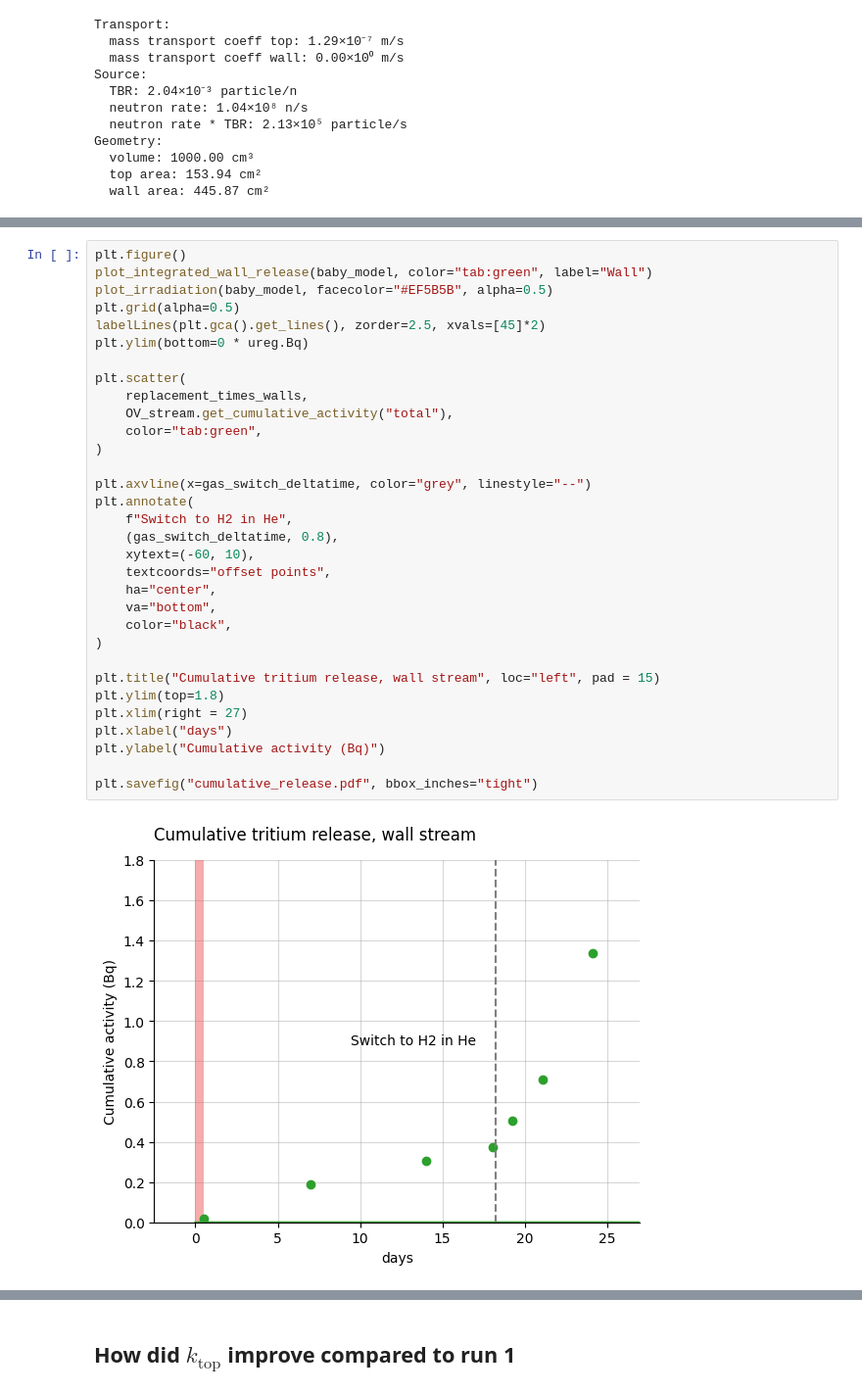
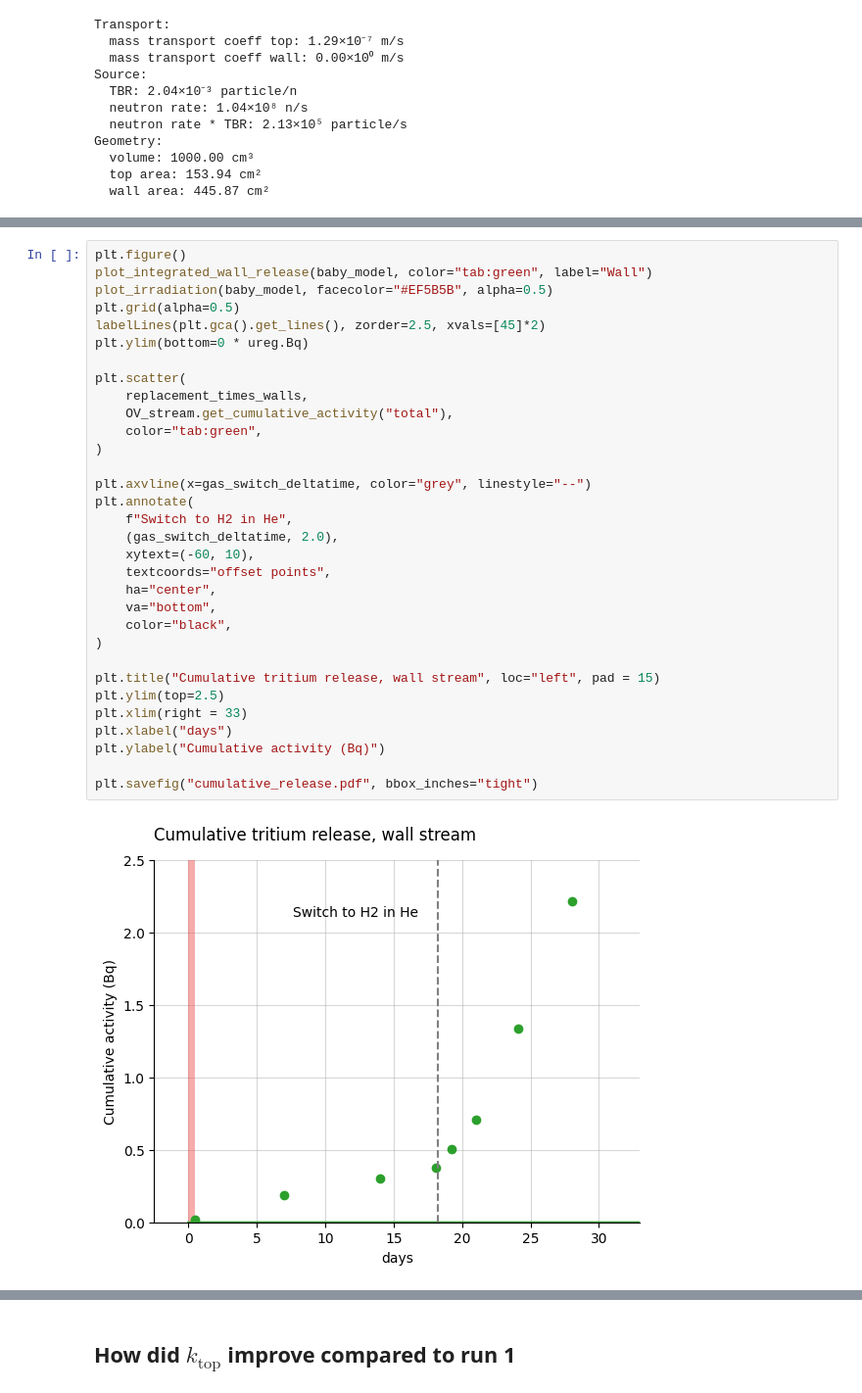
Before and after one commit to veliki-filozof/BABY-1L-run-3, a Jupyter notebook: analysis/tritium/tritium_model.ipynb, the cells around one changed output, grey strips where cells are left out. Shown: that part at 98% size. Saved outputs shown, nothing was run; the diff lists cells and outputs as text.

```diff
--- a/analysis/tritium/tritium_model.ipynb
+++ b/analysis/tritium/tritium_model.ipynb
@@ -158,37 +158,37 @@ plt.savefig("cumulative_release.pdf", bbox_inches="tight")
 # %%
 plt.figure()
 plot_integrated_wall_release(baby_model, color="tab:green", label="Wall")
 plot_irradiation(baby_model, facecolor="#EF5B5B", alpha=0.5)
 plt.grid(alpha=0.5)
 labelLines(plt.gca().get_lines(), zorder=2.5, xvals=[45]*2)
 plt.ylim(bottom=0 * ureg.Bq)
 
 plt.scatter(
     replacement_times_walls,
     OV_stream.get_cumulative_activity("total"),
     color="tab:green",
 )
 
 plt.axvline(x=gas_switch_deltatime, color="grey", linestyle="--")
 plt.annotate(
     f"Switch to H2 in He",
-    (gas_switch_deltatime, 0.8),
+    (gas_switch_deltatime, 2.0),
     xytext=(-60, 10),
     textcoords="offset points",
     ha="center",
     va="bottom",
     color="black",
 )
 
 plt.title("Cumulative tritium release, wall stream", loc="left", pad = 15)
-plt.ylim(top=1.8)
-plt.xlim(right = 27)
+plt.ylim(top=2.5)
+plt.xlim(right = 33)
 plt.xlabel("days")
 plt.ylabel("Cumulative activity (Bq)")
 
 plt.savefig("cumulative_release.pdf", bbox_inches="tight")
 # %% [output]
-[figure, old version]
+[figure, new version]
 # %%
 plot_sample_activity_top(
     baby_model, replacement_times=replacement_times_top, color="#023047", label="Top"
```
Also changed, not shown: parts of 4 cells of this notebook.
